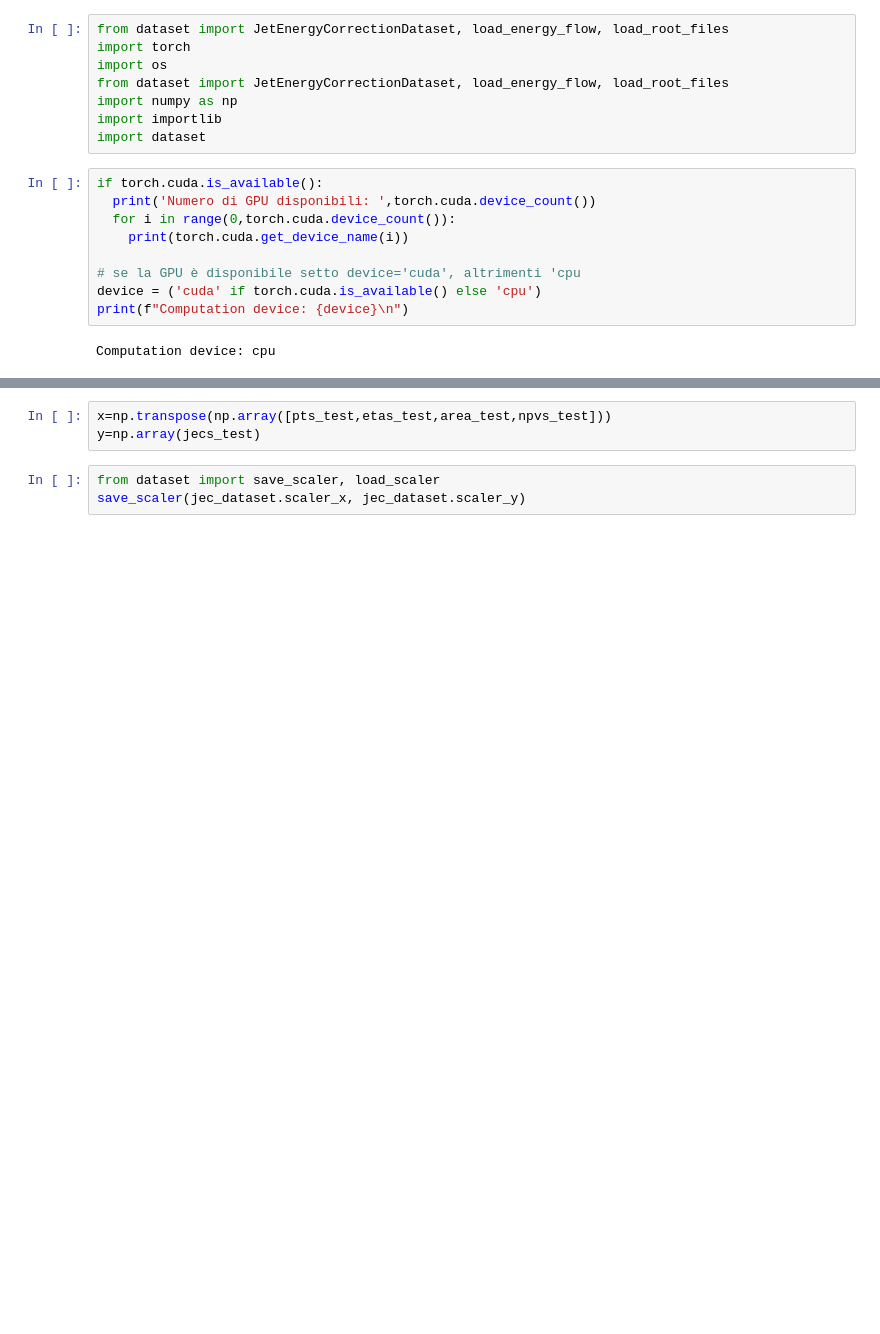
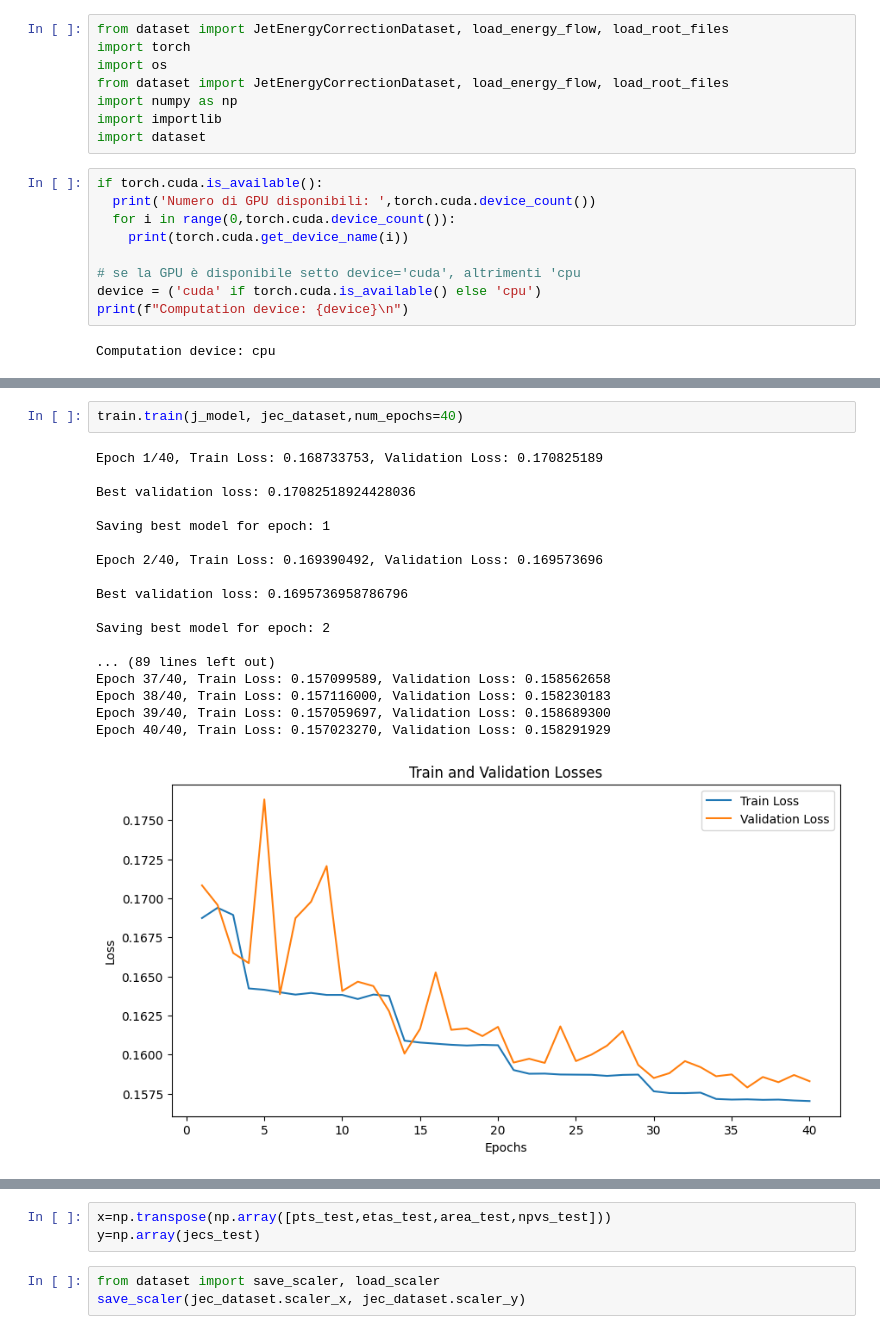
Before and after one commit to DanGodi/ExpPro, a Jupyter notebook: Notebooks/jecs_different_data.ipynb, the cells around one changed output, grey strips where cells are left out. Cells and saved outputs as stored; diff of their text form; blank space fills up the shorter version.

```diff
--- a/Notebooks/jecs_different_data.ipynb
+++ b/Notebooks/jecs_different_data.ipynb
@@ -84,3 +183,24 @@ Epoch 15/15, Train Loss: 0.190056710, Validation Loss: 0.189545549
+# %%
+train.train(j_model, jec_dataset,num_epochs=40)
+# %% [output]
+Epoch 1/40, Train Loss: 0.168733753, Validation Loss: 0.170825189
+
+Best validation loss: 0.17082518924428036
+
+Saving best model for epoch: 1
+
+Epoch 2/40, Train Loss: 0.169390492, Validation Loss: 0.169573696
+
+Best validation loss: 0.1695736958786796
+
+Saving best model for epoch: 2
+
+... (89 lines left out)
+Epoch 37/40, Train Loss: 0.157099589, Validation Loss: 0.158562658
+Epoch 38/40, Train Loss: 0.157116000, Validation Loss: 0.158230183
+Epoch 39/40, Train Loss: 0.157059697, Validation Loss: 0.158689300
+Epoch 40/40, Train Loss: 0.157023270, Validation Loss: 0.158291929
+[figure, added]
 # %%
 import importlib
 import eval
```
Also changed, not shown: parts of 19 cells of this notebook, 4 other files.
